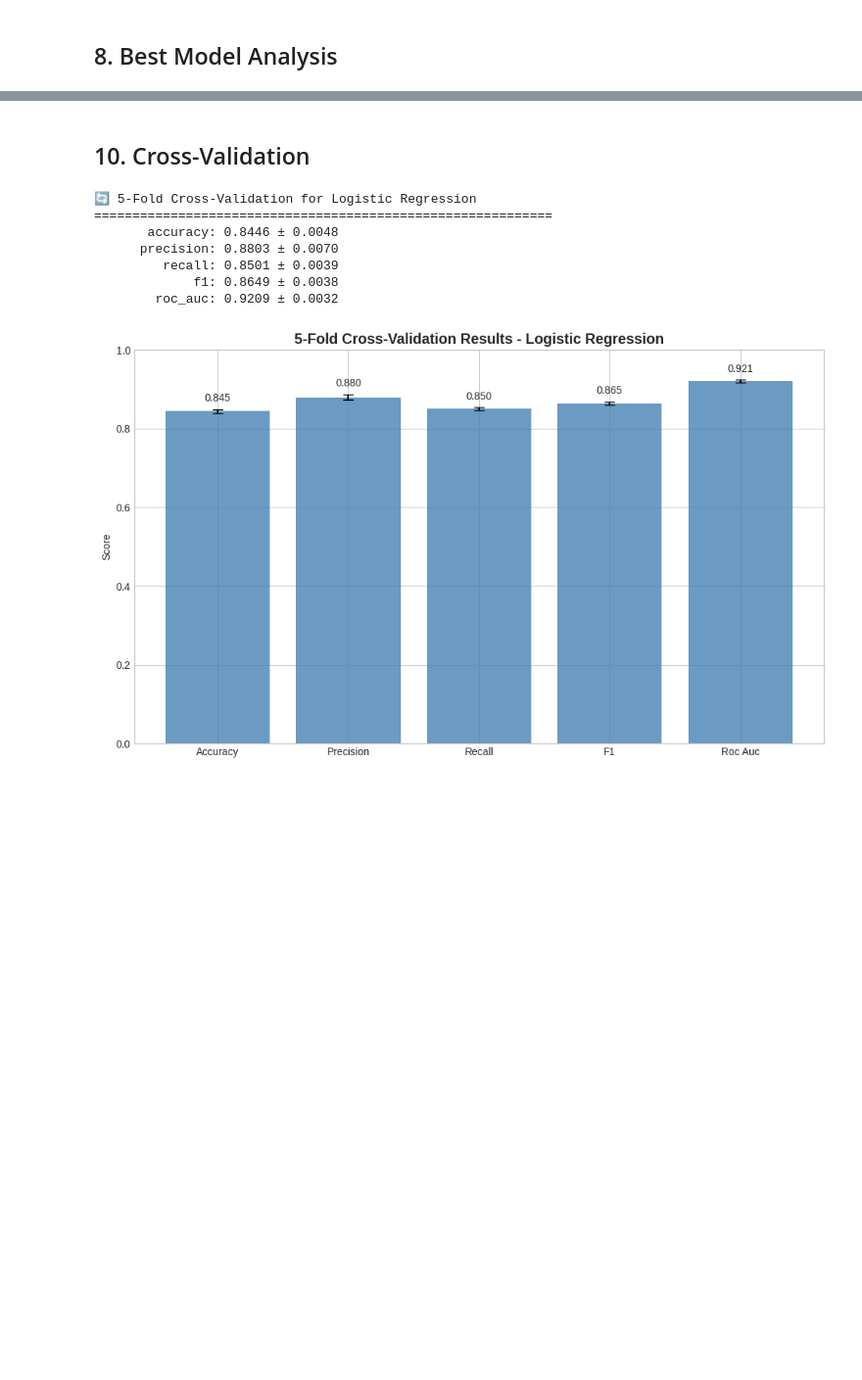
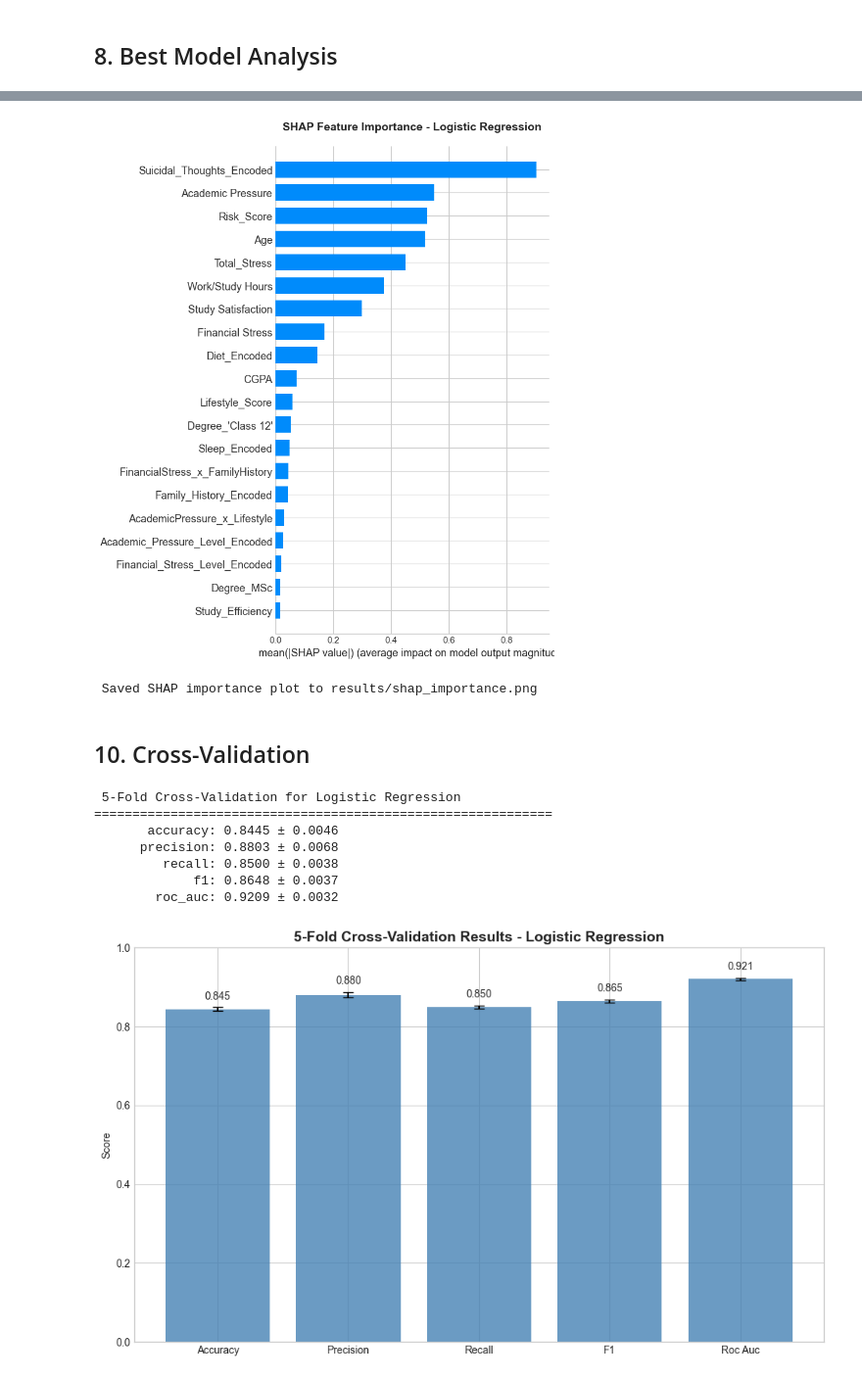
Before and after one commit to p1neapplechoco/StudentDepression, a Jupyter notebook: notebooks/modeling.ipynb, the cells around one changed output, grey strips where cells are left out. Shown at 98% size. Drawn from its saved outputs; the diff is of its cells as text; code cells hidden in the pictures; blank space fills up the shorter version.

```diff
--- a/notebooks/modeling.ipynb
+++ b/notebooks/modeling.ipynb
@@ -454,8 +467,21 @@ print("✅ Saved feature importance chart to results/feature_importance.png")
+# %%
+# SHAP Bar Plot (mean absolute values)
+plt.figure(figsize=(12, 10))
+shap.summary_plot(shap_values, X_test_scaled, plot_type="bar", show=False, max_display=20)
+plt.title(f"SHAP Feature Importance - {best_model_name}", fontsize=14, fontweight="bold", pad=20)
+plt.tight_layout()
+plt.savefig("../results/shap_importance.png", dpi=150, bbox_inches="tight")
+plt.show()
+
+print(" Saved SHAP importance plot to results/shap_importance.png")
+# %% [output]
+[figure, added]
+ Saved SHAP importance plot to results/shap_importance.png
 # %% [markdown]
 ## 10. Cross-Validation
 # %%
 # 5-Fold Cross-Validation for best model
-print(f"🔄 5-Fold Cross-Validation for {best_model_name}")
+print(f" 5-Fold Cross-Validation for {best_model_name}")
 print("=" * 60)
 
 cv = StratifiedKFold(n_splits=5, shuffle=True, random_state=42)
@@ -472,12 +498,12 @@ for metric in cv_metrics:
     cv_results[metric] = {"mean": scores.mean(), "std": scores.std(), "scores": scores}
     print(f"   {metric:>12}: {scores.mean():.4f} ± {scores.std():.4f}")
 # %% [output]
-🔄 5-Fold Cross-Validation for Logistic Regression
+ 5-Fold Cross-Validation for Logistic Regression
 ============================================================
-       accuracy: 0.8446 ± 0.0048
-      precision: 0.8803 ± 0.0070
-         recall: 0.8501 ± 0.0039
-             f1: 0.8649 ± 0.0038
+       accuracy: 0.8445 ± 0.0046
+      precision: 0.8803 ± 0.0068
+         recall: 0.8500 ± 0.0038
+             f1: 0.8648 ± 0.0037
         roc_auc: 0.9209 ± 0.0032
 # %%
 # Visualize CV results
```
Also changed, not shown: parts of 25 cells of this notebook, 14 other files.
